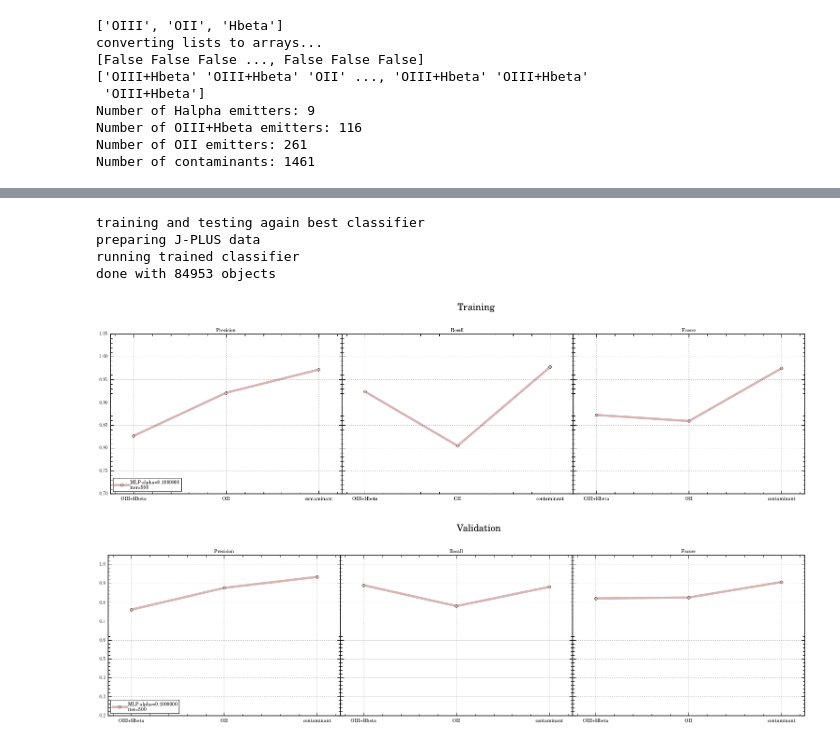
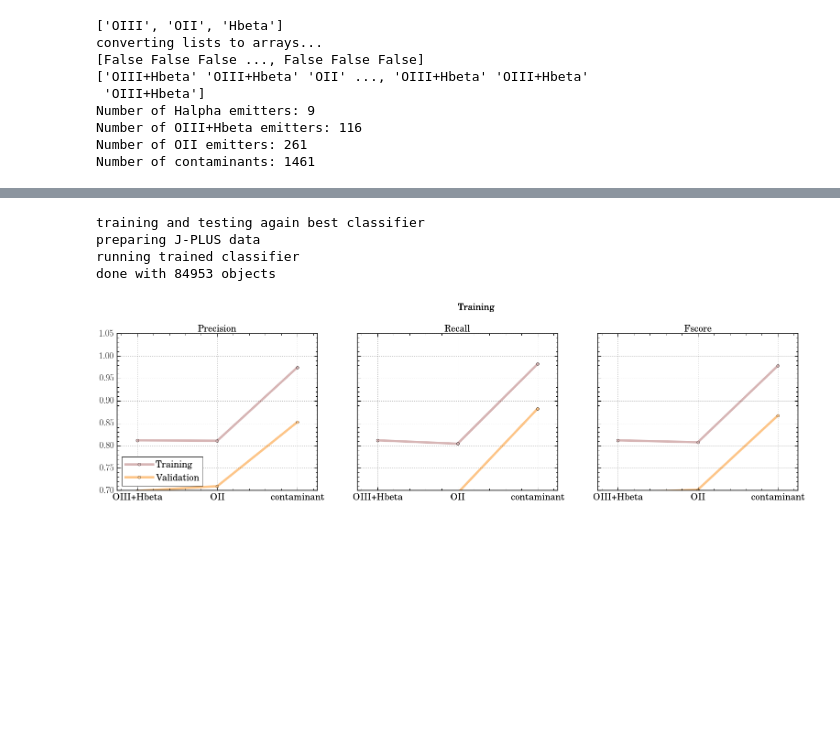
Before and after one commit to aaorsi/ELG_analysis, a Jupyter notebook: learn_ELGz.ipynb, the cells around one changed output, grey strips where cells are left out. Drawn from its saved outputs; the diff is of its cells as text; code cells hidden in the pictures; blank space fills up the shorter version.

```diff
--- a/learn_ELGz.ipynb
+++ b/learn_ELGz.ipynb
@@ -1646,7 +1646,7 @@ dset = data_merged  #use dataspec for xmatches only, data_merged to include synt
 
 Compute_Dataset = True   # if False it reads a dataset from a file
 
-Training_set_class_frac = .8 # a fraction X of the less abundant determines the number of objects per class in the training set.
+Training_set_class_frac = 1 # a fraction X of the less abundant determines the number of objects per class in the training set.
 Sampling_errors         = 2  # Each training galaxy is resampled X times using its errors
 
 
@@ -1750,7 +1750,11 @@ if Compute_Dataset:
 
         validate_features  = [dataset_features[_idv] for _idv in id_val]
         validate_class    = [dataset_class[_idv] for _idv in id_val]
-
+    else:
+        training_features = dataset_features
+        training_class = dataset_class
+        validate_features = dataset_features
+        validate_class = dataset_class
 
 
 
@@ -1892,20 +1904,5 @@ from sklearn.linear_model import LogisticRegression
 import sklearn.metrics as metrics
 from sklearn.model_selection import train_test_split
 from sklearn.model_selection import cross_validate
-
-if Training_set_class_frac == 1: # Do the splitting automatically instead of defined as above
-     training_features, validate_features, training_class, validate_class = train_test_split(
-     training_features, training_class, test_size=0.4, random_state=0)
-
-Scaledata = True
-
-if Scaledata:
-    scaler = StandardScaler()
-    scaler.fit(training_features)
-    Traindata = scaler.transform(training_features)
-    Testdata  = scaler.transform(validate_features)
-else:
-    Traindata = training_features
-    Testdata  = validate_features
 # %%
 # First validate the training set
@@ -2008,7 +2015,7 @@ ctype = ['OIII+Hbeta','OII','contaminant']
 plt.figure('performance')
 plt.rcParams['figure.figsize'] = 15, 10
 gs = gsc.GridSpec(1,3)
-gs.update(wspace=0.0, right=1.5,top=0.6)
+gs.update(wspace=0.2, right=1.5,top=0.6)
 
 gs2 = gsc.GridSpec(1,3)
 gs2.update(wspace=0.0, right=1.5,top=0.6)
@@ -2016,7 +2023,7 @@ gs2.update(wspace=0.0, right=1.5,top=0.6)
 
 # Train again a specific classifier(s)
 
-classifier = MLPClassifier(solver='lbfgs', hidden_layer_sizes=(nfeat, nfeat),
+classifier = MLPClassifier(solver='lbfgs', hidden_layer_sizes=(nfeat),
                             activation='relu', alpha=best_alpha,
                             random_state=59657, tol=1e-5,
                             max_iter=best_iter)
@@ -2031,40 +2038,39 @@ y_test  = classifier.predict(Testdata)
 
 
 precision, recall, fscore, support = metrics.precision_recall_fscore_support(training_class,
                                                                              y_train, labels=ctype)
 color = mlcolors[2]
 plt.figure('performance')
 plt.rcParams['figure.figsize'] = 15, 10
 
-summary_performance_plot(0,precision, recall, fscore, color, cnum, ctype, name,  gs,
+summary_performance_plot(0,precision, recall, fscore, color, cnum, ctype, 'Training',  gs,
                          figname='Training', ylim=[0.7,1.05], thick=5)
 
 precision, recall, fscore, support = metrics.precision_recall_fscore_support(validate_class,
                                                                              y_test, labels=ctype)
-plt.figure('performance2')
-plt.rcParams['figure.figsize'] = 15, 10
+#plt.figure('performance2')
+#plt.rcParams['figure.figsize'] = 15, 10
 
-summary_performance_plot(0,precision, recall, fscore, color, cnum, ctype, name,  gs2,
-                         figname='Validation', ylim=[0.2,1.05],thick=5)
+summary_performance_plot(0,precision, recall, fscore, mlcolors[3], cnum, ctype, 'Validation',  gs,
+                         figname='Training', ylim=[0.7,1.05],thick=5)
 iid += 1
 
 print 'preparing J-PLUS data'
 for i in range(len(dcat['tile_id'])):
     feat_data.append(prepare_sample(dcat, i,
                     sample_type='dm', filters=filterset))
 
 
 
 print 'running trained classifier'
 pred = classifier.predict(feat_data)
 print 'done with %d objects'% len(dcat['tile_id'])
 # %% [output]
 training and testing again best classifier
 preparing J-PLUS data
 running trained classifier
 done with 84953 objects
-[figure, old version]
+[figure, new version]
-[figure, removed]
 # %%
 noii = len(np.where(np.asarray(pred) == 'OII')[0])
 noiiihb = len(np.where(np.asarray(pred) == 'OIII+Hbeta')[0])
```
Also changed, not shown: parts of 7 cells of this notebook, 1 other file.
